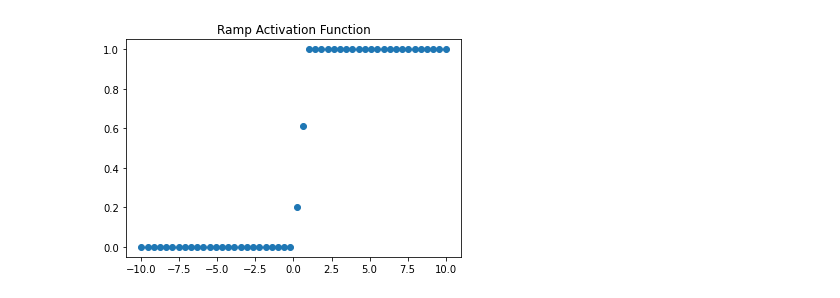
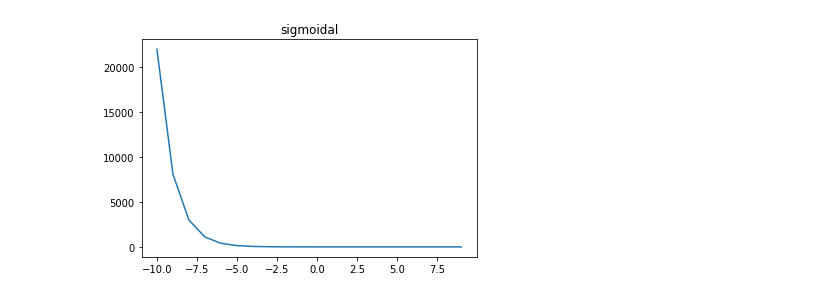
Before and after one commit to rohit133/Design-Implementing-Neural-network-models, a Jupyter notebook: Activation_funcitons.ipynb, the cells around one changed output. Drawn from its saved outputs; the diff is of its cells as text; code cells hidden in the pictures.

```diff
--- a/Activation_funcitons.ipynb
+++ b/Activation_funcitons.ipynb
@@ -44,7 +19,0 @@ plt.show();
-# %%
-# Binary Sigmoidal
-x = np.arange(-10,10)
-y = 1/(1+np.exp(-x))
-plt.scatter(x,y)
-plt.title("Binary Sigmoidal Activation function")
-plt.show();
@@ -53,7 +19,0 @@ plt.show();
-# %%
-# Bipolar Sigmoidal
-x = np.arange(-10,10)
-y = 1/(1+np.exp(-x))/(1+np.exp(-x))
-plt.scatter(x,y)
-plt.title("Bipolar Sigmoidal Activation function")
-plt.show();
@@ -62,16 +20,8 @@ plt.show();
-# %%
-# Ramp Activation_funcitons
-x = np.linspace(-10,10)
-y = []
-for i in x:
-    if(i>1):
-        y.append(1)
-    elif(i>=0 and i<=1):
-        y.append(i)
-    else:
-        y.append(0)
-plt.scatter(x,y)
-plt.title("Ramp Activation Function")
-plt.show();
-# %% [output]
-[figure, removed]
+# %%
+# Sigmoidal Activation funtion
+def sigmoidal(x):
+    return(1/1+np.exp(-x))
+y=sigmoidal(x)
+plot_graph(x,y,'sigmoidal')
+# %% [output]
+[figure, added]
```
Also changed, not shown: parts of 9 cells of this notebook, 8 other files.
